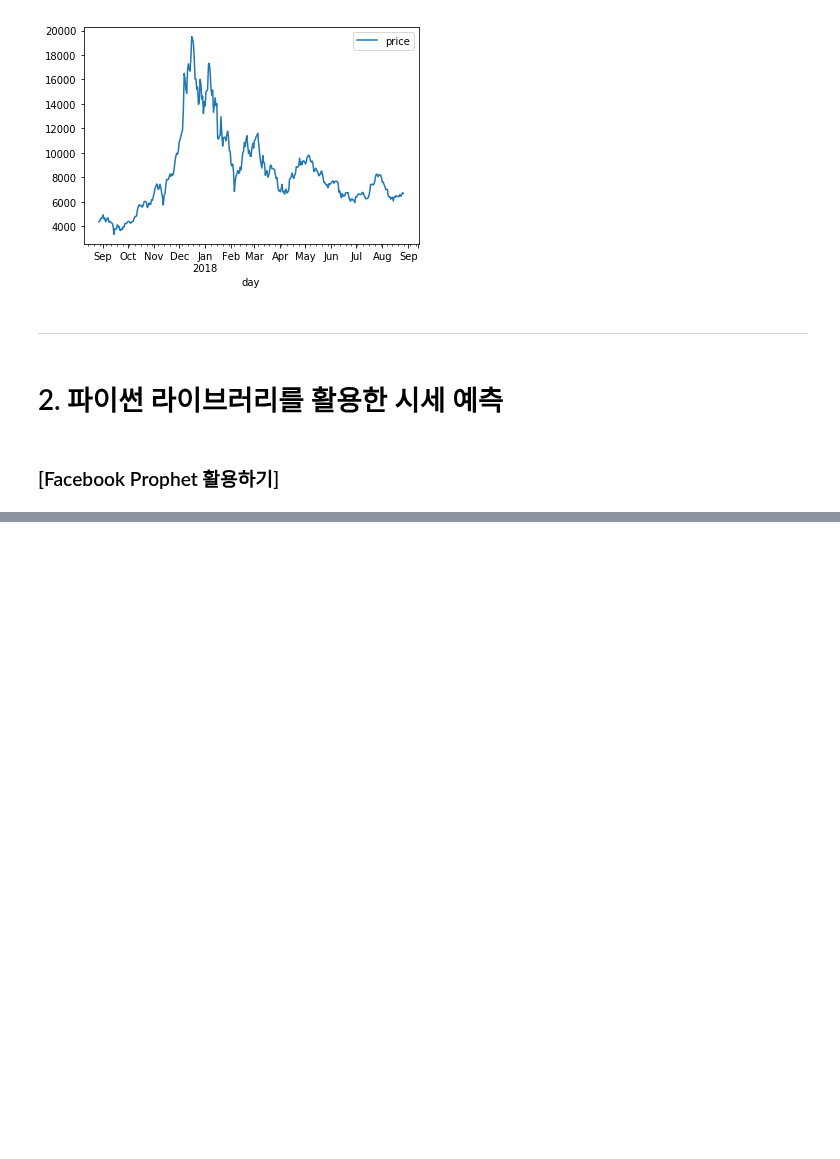
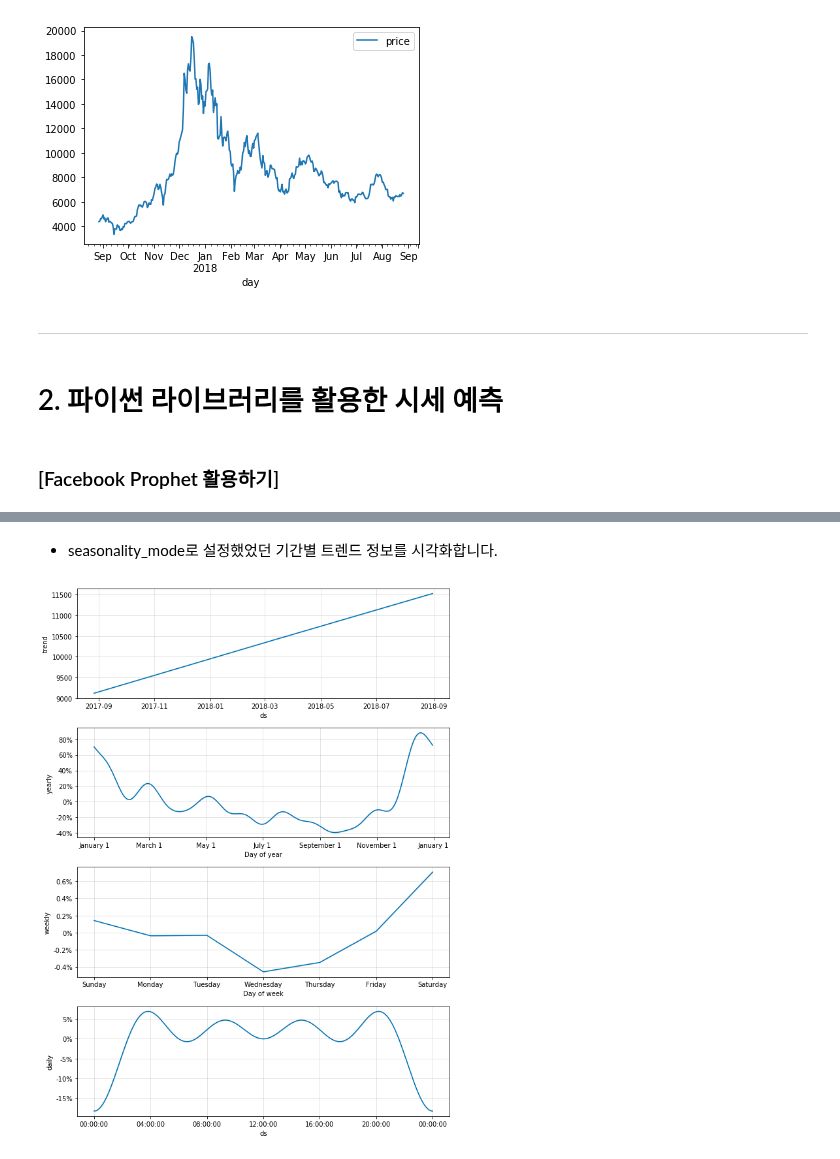
Before and after one commit to yoonkt200/python-data-analysis, a Jupyter notebook: chapter2/02-coin-prediction.ipynb, the cells around one changed output, grey strips where cells are left out. Drawn from its saved outputs; the diff is of its cells as text; code cells hidden in the pictures; blank space fills up the shorter version.

```diff
--- a/chapter2/02-coin-prediction.ipynb
+++ b/chapter2/02-coin-prediction.ipynb
@@ -109,0 +168,6 @@ plt.show()
+# %% [markdown]
+- seasonality_mode로 설정했었던 기간별 트렌드 정보를 시각화합니다.
+# %%
+fig = prophet.plot_components(forecast_data)
+# %% [output]
+[figure, added]
```
Also changed, not shown: parts of 17 cells of this notebook.
